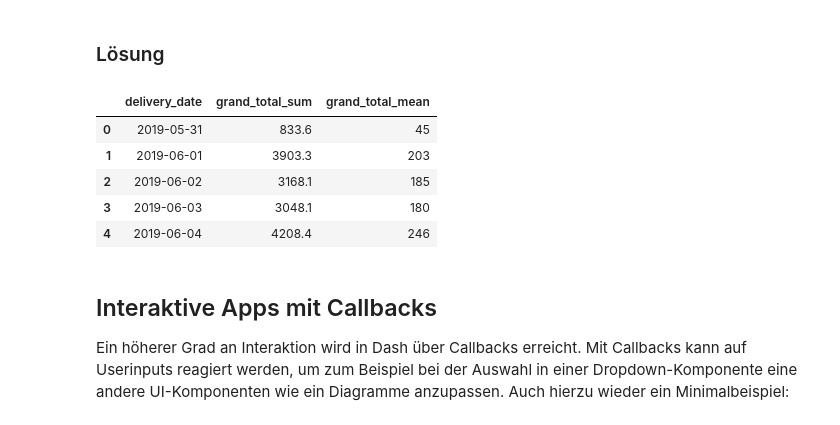
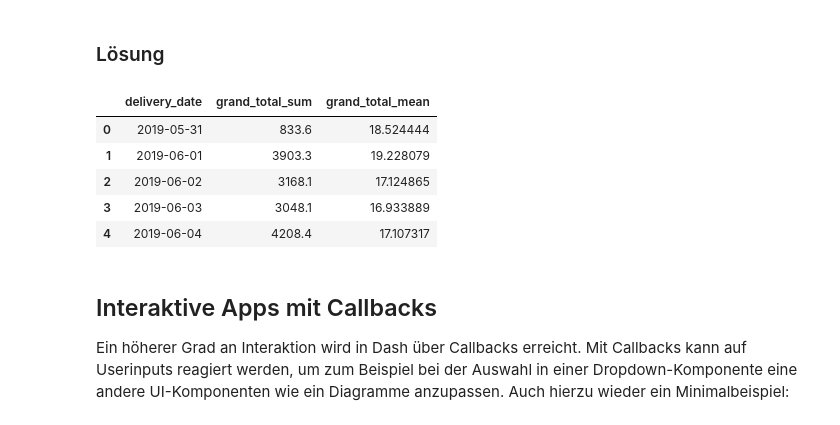
Before and after one commit to bettercodepaul/data-wrangling-workshop, a Jupyter notebook: dashBootstrapNotebook.ipynb, the cells around one changed output. Drawn from its saved outputs; the diff is of its cells as text; code cells hidden in the pictures.

```diff
--- a/dashBootstrapNotebook.ipynb
+++ b/dashBootstrapNotebook.ipynb
@@ -129,15 +129,15 @@ Jetzt zu den Aufgaben für Dich:
 ### Lösung
 # %%
 # 1. DataFrame erstellen
-restaurant_df = orders[['delivery_date', 'grand_total']].groupby('delivery_date').agg(grand_total_sum=('grand_total', 'sum'), grand_total_mean=('grand_total', 'count')).reset_index()
+restaurant_df = orders[['delivery_date', 'grand_total']].groupby('delivery_date').agg(grand_total_sum=('grand_total', 'sum'), grand_total_mean=('grand_total', 'mean')).reset_index()
 restaurant_df.head()
 # %% [output]
 |  | delivery_date | grand_total_sum | grand_total_mean |
-| 0 | 2019-05-31 | 833.6 | 45 |
-| 1 | 2019-06-01 | 3903.3 | 203 |
-| 2 | 2019-06-02 | 3168.1 | 185 |
-| 3 | 2019-06-03 | 3048.1 | 180 |
-| 4 | 2019-06-04 | 4208.4 | 246 |
+| 0 | 2019-05-31 | 833.6 | 18.524444 |
+| 1 | 2019-06-01 | 3903.3 | 19.228079 |
+| 2 | 2019-06-02 | 3168.1 | 17.124865 |
+| 3 | 2019-06-03 | 3048.1 | 16.933889 |
+| 4 | 2019-06-04 | 4208.4 | 17.107317 |
 # %%
 # 2. Dash-Plot erstellen
 app = JupyterDash(__name__, external_stylesheets=[dbc.themes.BOOTSTRAP])
```
Also changed, not shown: parts of 1 cell of this notebook.
